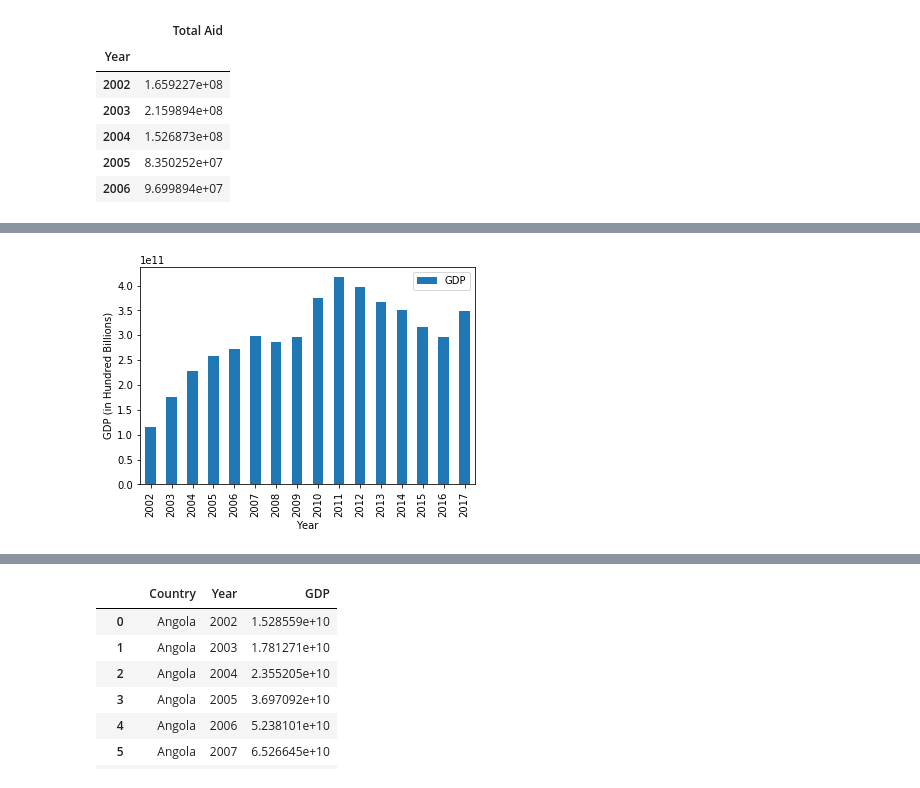
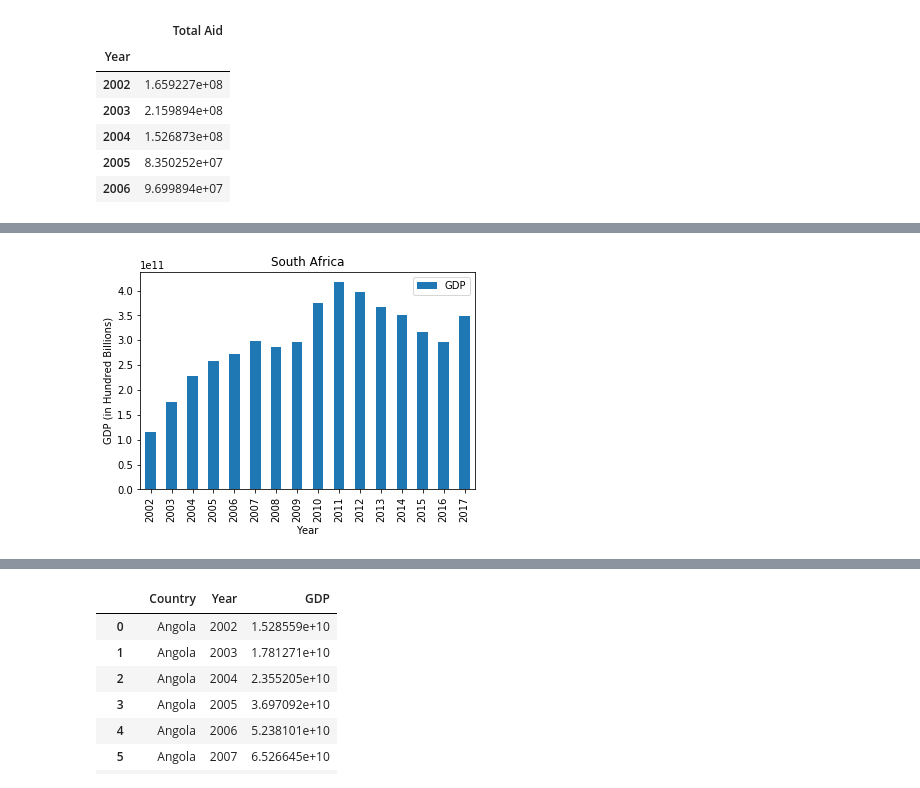
Before and after one commit to juliasweet/Project_1, a Jupyter notebook: GDP and Subsaharan Africa.ipynb, the cells around one changed output, grey strips where cells are left out. Drawn from its saved outputs; the diff is of its cells as text; code cells hidden in the pictures.

```diff
--- a/GDP and Subsaharan Africa.ipynb
+++ b/GDP and Subsaharan Africa.ipynb
@@ -462,13 +479,14 @@ plt.show()
 # %%
 South_Africa_chart =South_Africa_Country_plot_df.plot(kind='bar')
 
 South_Africa_chart.set_xlabel("Year")
 South_Africa_chart.set_ylabel("GDP (in Hundred Billions)")
+plt.title("South Africa")
 South_Africa_Aid_chart=South_Africa_Aid_plot.plot.line()
 South_Africa_Aid_chart.set_xlabel("Year")
 South_Africa_Aid_chart.set_ylabel("Total Aid")
-
+plt.title("South Africa")
 
 plt.show()
 # %% [output]
-[figure, old version]
+[figure, new version]
```
Also changed, not shown: parts of 19 cells of this notebook.
